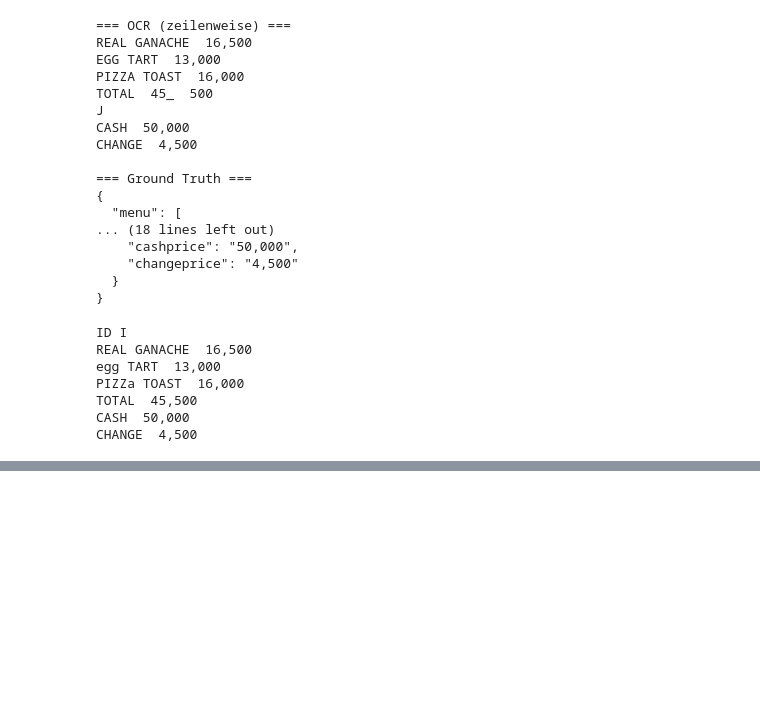
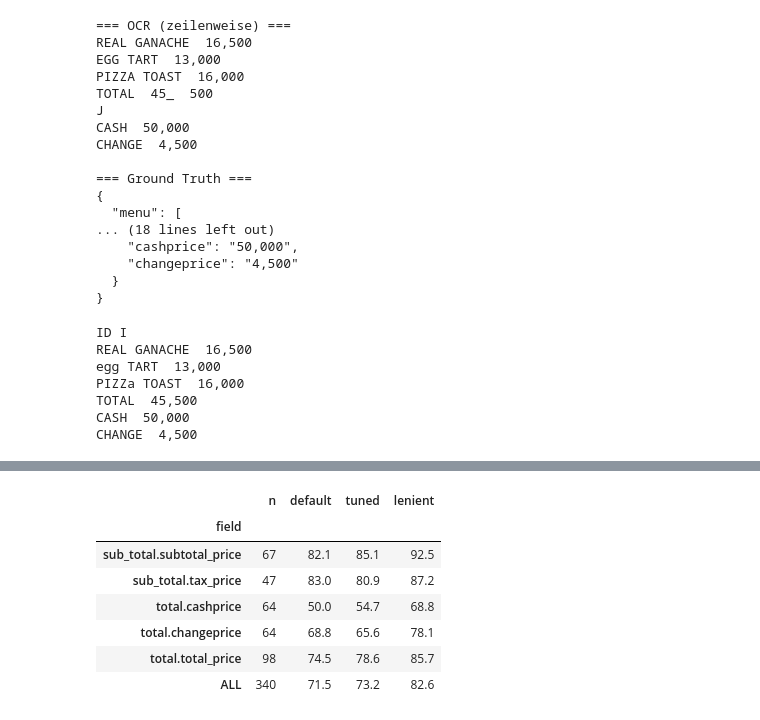
Before and after one commit to abd-ahmad/receipt-extraction-benchmark, a Jupyter notebook: notebooks/02_ocr.ipynb, the cells around one changed output, grey strips where cells are left out. Cells and saved outputs as stored; diff of their text form; code cells hidden in the pictures; blank space fills up the shorter version.

```diff
--- a/notebooks/02_ocr.ipynb
+++ b/notebooks/02_ocr.ipynb
@@ -119,0 +214,40 @@ CHANGE  4,500
+# %%
+CONFUSIONS = str.maketrans({
+    "O": "0", "o": "0", "Q": "0", "D": "0",
+    "l": "1", "I": "1", "]": "1", "[": "1", "|": "1", "!": "1",
+    "S": "5", "s": "5",
+    "B": "8",
+})
+
+
+def field_coverage_lenient(ocr_payload, gt_strings):
+    """Wie field_coverage, aber typische OCR-Verwechslungen (O->0, l->1, ...) werden vorher korrigiert."""
+    rows = []
+    for record in ocr_payload["records"]:
+        gt = parse_ground_truth(gt_strings[record["index"]])
+        lines = group_into_lines(record["words"])
+        line_digits = [normalize_number(line.translate(CONFUSIONS)) or "" for line in lines]
+
+        for section, key in FIELDS:
+            gt_value = normalize_number(get_field(gt, section, key))
+            if gt_value is None:
+                continue
+            found = any(gt_value in digits for digits in line_digits)
+            rows.append({"index": record["index"], "field": f"{section}.{key}", "gt": gt_value, "found": found})
+    return pd.DataFrame(rows)
+
+
+cov_lenient = field_coverage_lenient(load_ocr("../results/ocr/validation.json"), val_gt)
+
+summary["lenient"] = cov_lenient.groupby("field")["found"].mean() * 100
+summary.loc["ALL", "lenient"] = cov_lenient["found"].mean() * 100
+summary.round(1)
+# %% [output]
+|  | n | default | tuned | lenient |
+| field |  |  |  |  |
+| sub_total.subtotal_price | 67 | 82.1 | 85.1 | 92.5 |
+| sub_total.tax_price | 47 | 83.0 | 80.9 | 87.2 |
+| total.cashprice | 64 | 50.0 | 54.7 | 68.8 |
+| total.changeprice | 64 | 68.8 | 65.6 | 78.1 |
+| total.total_price | 98 | 74.5 | 78.6 | 85.7 |
+| ALL | 340 | 71.5 | 73.2 | 82.6 |
```
Also changed, not shown: parts of 5 cells of this notebook, 1 other file.
